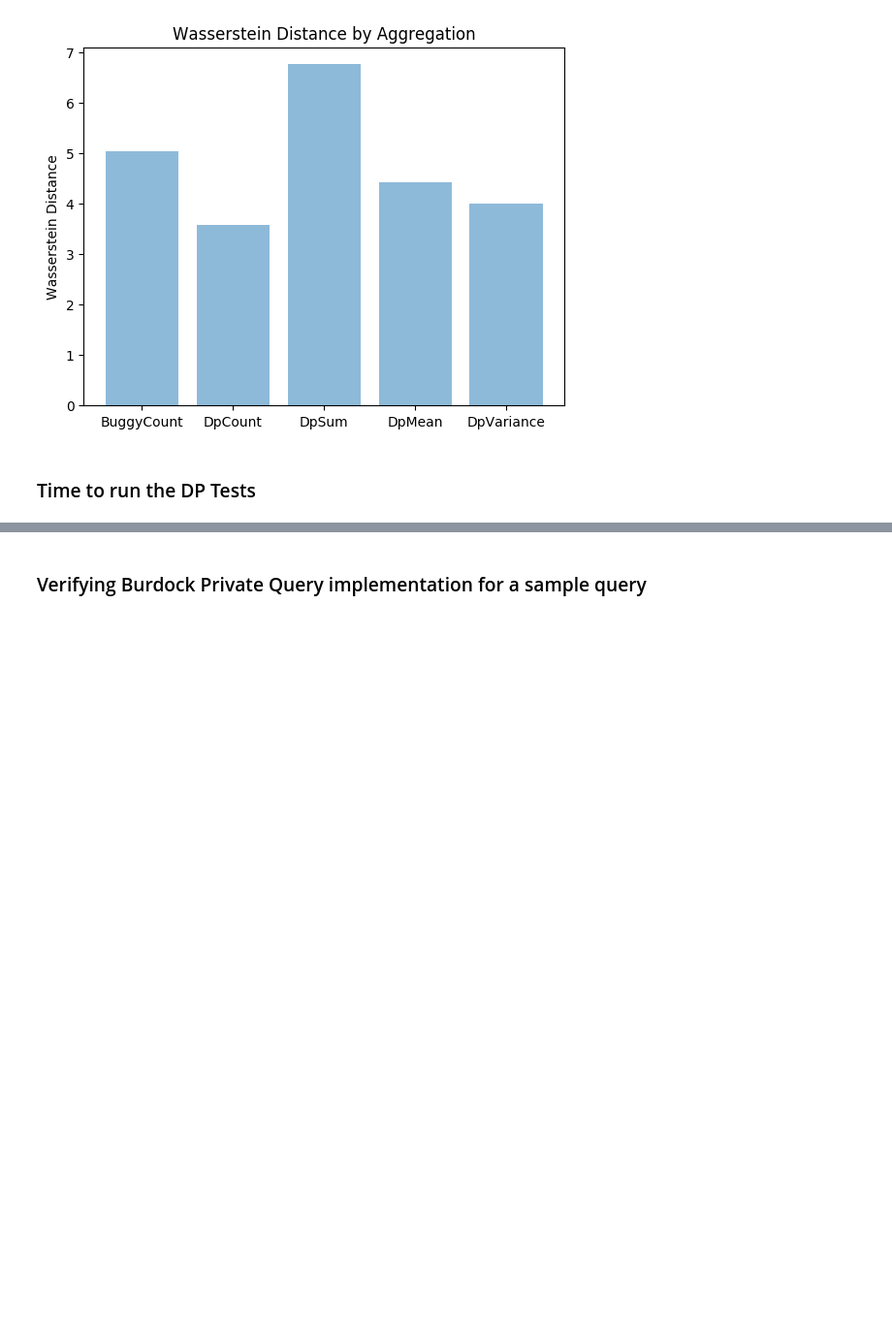
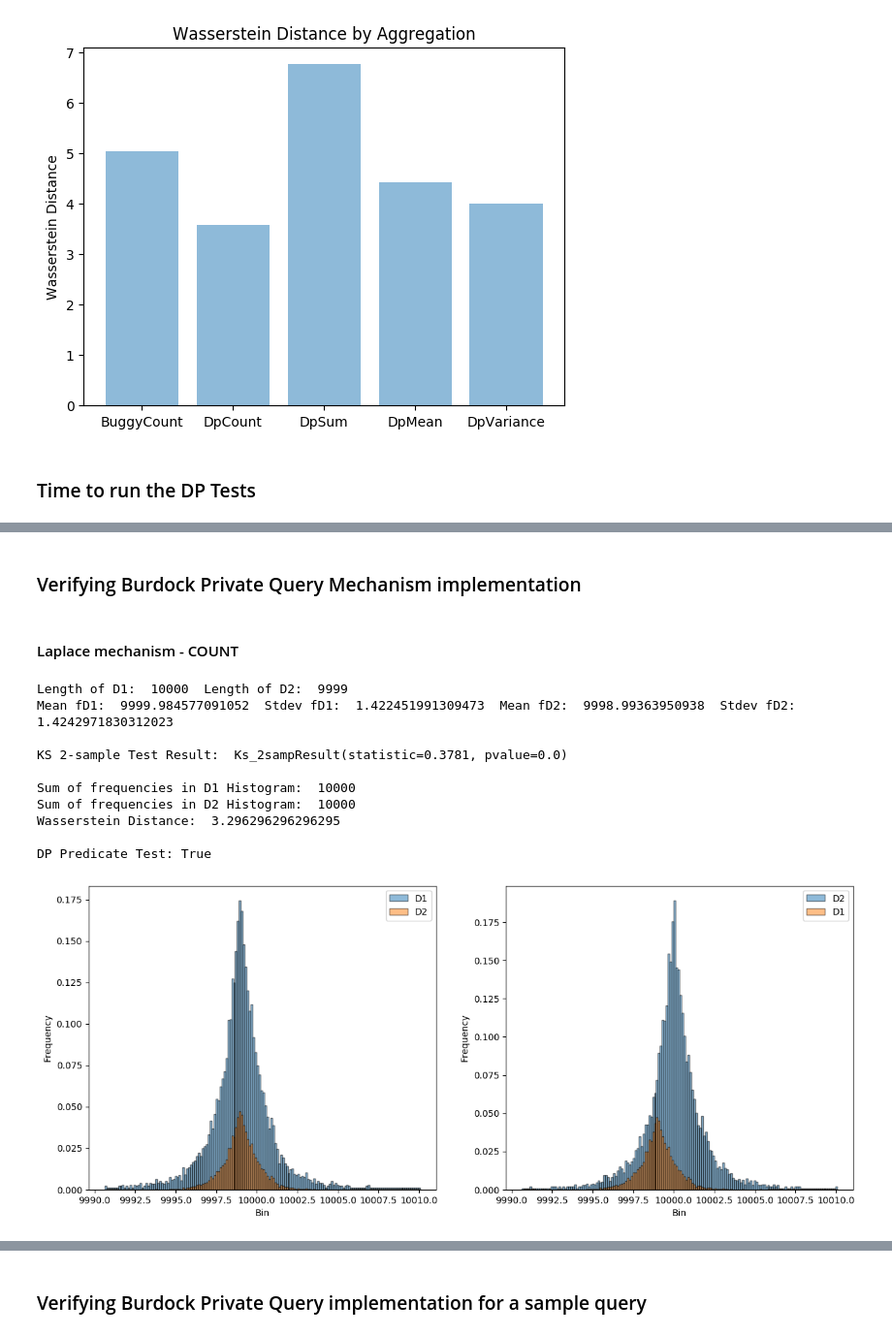
Before and after one commit to opendp/smartnoise-sdk, a Jupyter notebook: evaluation/Differential Privacy Verification.ipynb, the cells around one changed output, grey strips where cells are left out. Shown at 97% size. Drawn from its saved outputs; the diff is of its cells as text; code cells hidden in the pictures; blank space fills up the shorter version.

```diff
--- a/evaluation/Differential Privacy Verification.ipynb
+++ b/evaluation/Differential Privacy Verification.ipynb
@@ -261,0 +262,18 @@ DP Predicate Test: False
+# %% [markdown]
+### Verifying Burdock Private Query Mechanism implementation
+# %% [markdown]
+#### Laplace mechanism - COUNT
+# %%
+dp_count, ks_count, ws_count = dv.aggtest(ag.dp_mechanism_count, 'UserId', binsize="auto", debug = False)
+# %% [output]
+Length of D1:  10000  Length of D2:  9999
+Mean fD1:  9999.984577091052  Stdev fD1:  1.422451991309473  Mean fD2:  9998.99363950938  Stdev fD2:  1.4242971830312023
+
+KS 2-sample Test Result:  Ks_2sampResult(statistic=0.3781, pvalue=0.0)
+
+Sum of frequencies in D1 Histogram:  10000
+Sum of frequencies in D2 Histogram:  10000
+Wasserstein Distance:  3.296296296296295
+
+DP Predicate Test: True
+[figure, added]
```
Also changed, not shown: parts of 18 cells of this notebook, 4 other files.
